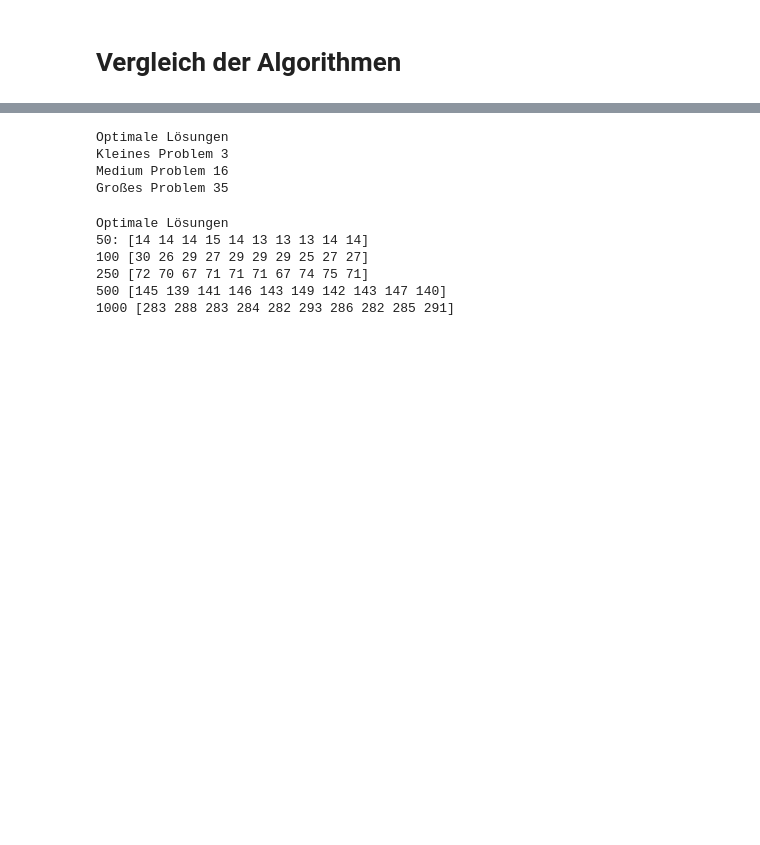
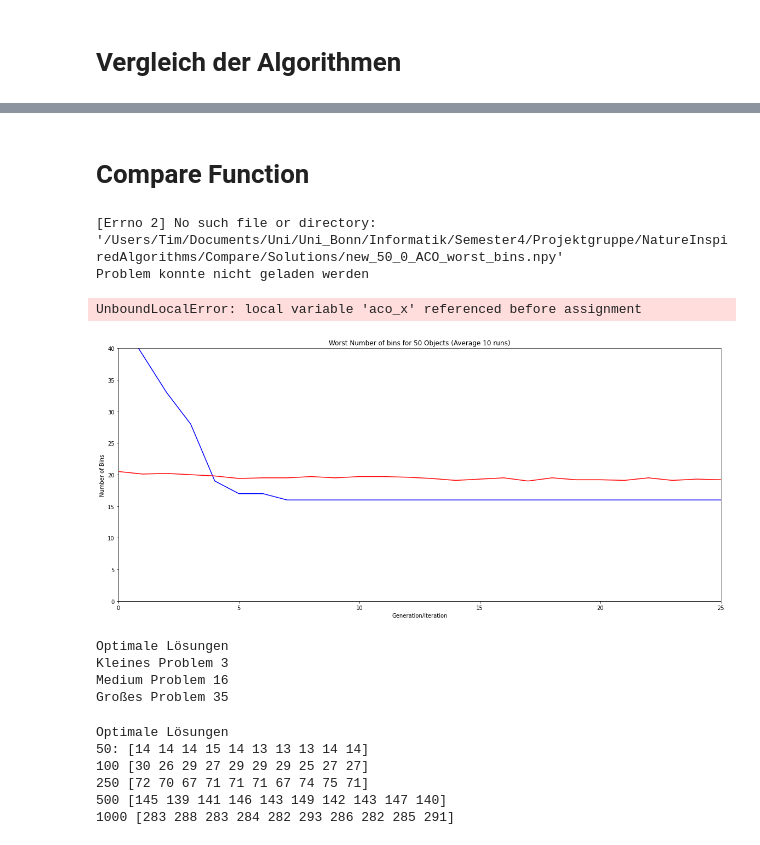
Before and after one commit to schtim/NatureInspiredAlgorithms_Code, a Jupyter notebook: Compare/Compare.ipynb, the cells around one changed output, grey strips where cells are left out. Cells and saved outputs as stored; diff of their text form; code cells hidden in the pictures; blank space fills up the shorter version.

Commit message:
Compare Funktionen und Auswertung hinzugefügt

```diff
--- a/Compare/Compare.ipynb
+++ b/Compare/Compare.ipynb
@@ -18,0 +80,2 @@ from matplotlib import pyplot as plt
+# %% [markdown]
+# Compare Function
@@ -19,3 +154,10 @@ from matplotlib import pyplot as plt
+# %%
+plot_problem(50, 0, 'Worst')
+# %% [output]
+[Errno 2] No such file or directory: '/Users/Tim/Documents/Uni/Uni_Bonn/Informatik/Semester4/Projektgruppe/NatureInspiredAlgorithms/Compare/Solutions/new_50_0_ACO_worst_bins.npy'
+Problem konnte nicht geladen werden
+UnboundLocalError: local variable 'aco_x' referenced before assignment
+[figure, added]
 # %%
 # lade die Probleme (klassisch)
 # small problem
```
Also changed, not shown: parts of 4 cells of this notebook, 2 other files.
